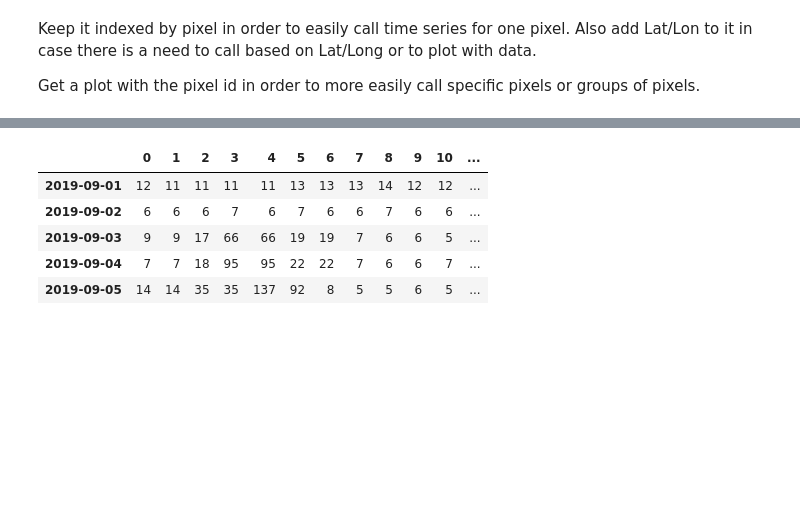
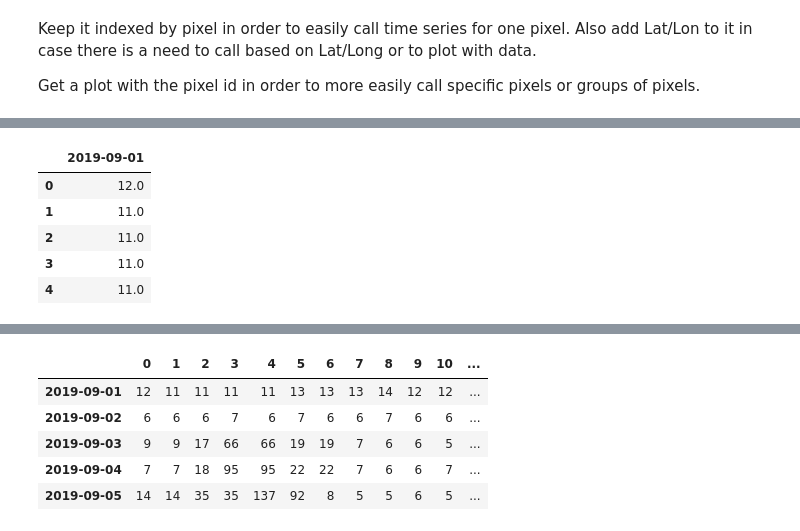
Before and after one commit to calekochenour/remote-sensing-fusion, a Jupyter notebook: 01-code-scripts/penn-state-campus-black-marble-radiance.ipynb, the cells around one changed output, grey strips where cells are left out. Drawn from its saved outputs; the diff is of its cells as text; code cells hidden in the pictures; blank space fills up the shorter version.

```diff
--- a/01-code-scripts/penn-state-campus-black-marble-radiance.ipynb
+++ b/01-code-scripts/penn-state-campus-black-marble-radiance.ipynb
@@ -33,8 +33,8 @@ pd.set_option('display.max_rows', None)
 ### Define Functions
 # %%
 def get_radiance_data(radiance_df, year, month, day=None):
-    """Returns a list of single-day radiance dataframes
-    based on the specified month and year.
+    """Returns a list of single-day radiance (values or
+    cloud mask values) dataframes based on the specified month and year.
 
     YYYY-MM-DD
 
@@ -819,5 +819,7 @@ Keep it indexed by pixel in order to easily call time series for one pixel. Also
 
 Get a plot with the pixel id in order to more easily call specific pixels or groups of pixels.
 # %%
-filled_test = add_missing_data(psu_radiance_df, '2019-09-01', '2020-04-30')
+# Get filled radiance data
+psu_radiance_filled = add_missing_data(
+    psu_radiance_df, '2019-09-01', '2020-04-30')
 # %%
@@ -865,2 +849,19 @@ psu_cloud_mask_df.head()
 # %%
 # filled_test_2.loc[0].plot(figsize=(12,12))
+# %%
+# Get Sept 2019 radiance value dataframes into list - FILLED
+sept_2019_radiance_filled = get_radiance_data(
+    psu_radiance_filled, year='2019', month='09')
+
+# Get Sept 2019 cloud mask dataframes into list - FILLED
+sept_2019_mask_filled = get_radiance_data(
+    psu_cloud_mask_filled, year='2019', month='09')
+# %%
+sept_2019_radiance_filled[0].head()
+# %% [output]
+|  | 2019-09-01 |
+| 0 | 12.0 |
+| 1 | 11.0 |
+| 2 | 11.0 |
+| 3 | 11.0 |
+| 4 | 11.0 |
```
Also changed, not shown: parts of 22 cells of this notebook.
